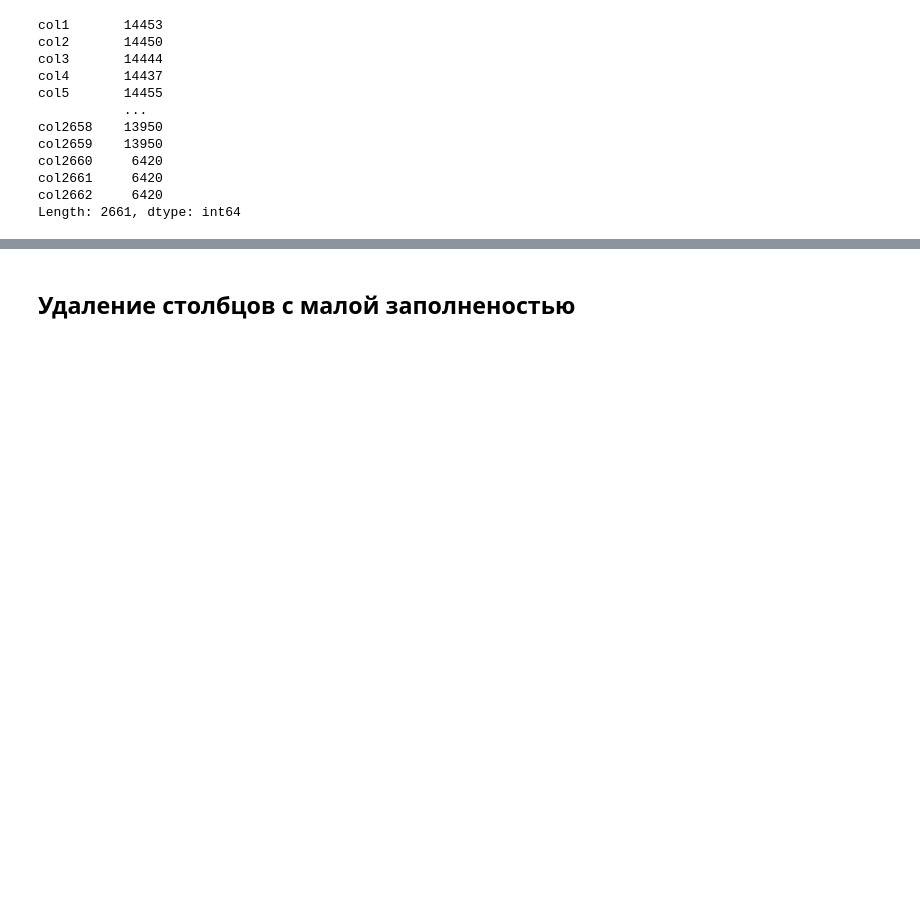
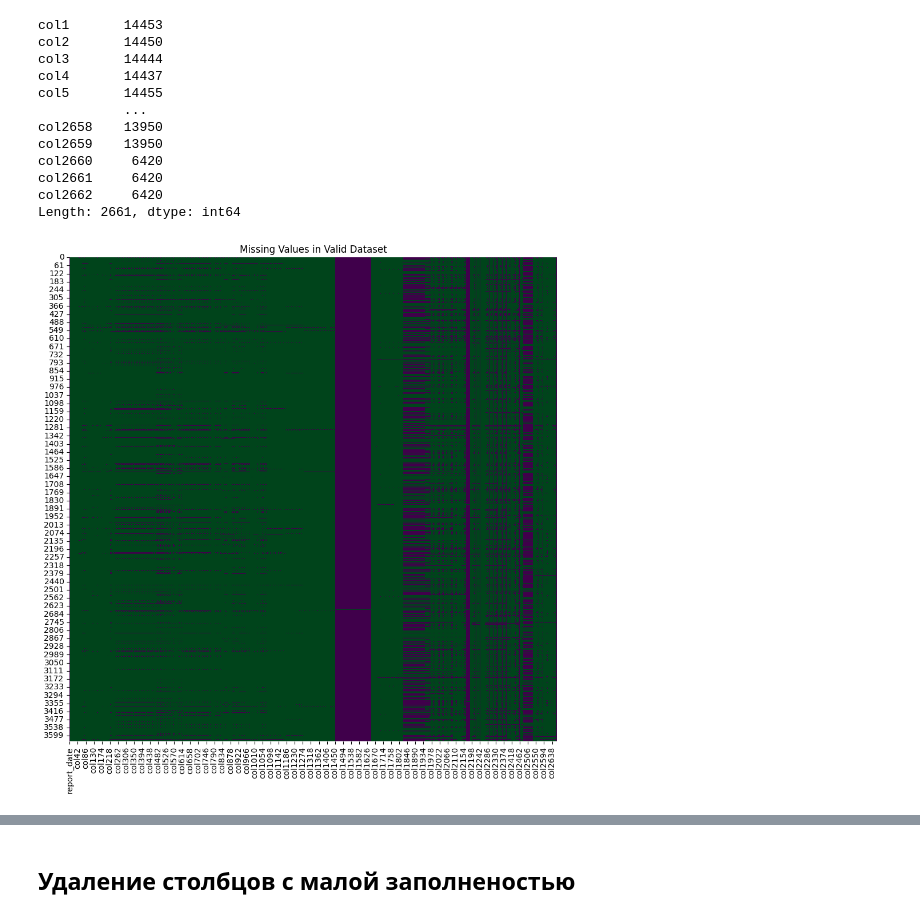
Before and after one commit to Flurame/ML2, a Jupyter notebook: Prognoz.ipynb, the cells around one changed output, grey strips where cells are left out. Saved outputs shown, nothing was run; the diff lists cells and outputs as text; code cells hidden in the pictures; blank space fills up the shorter version.

```diff
--- a/Prognoz.ipynb
+++ b/Prognoz.ipynb
@@ -87,5 +87,12 @@ col2660     6420
 col2661     6420
 col2662     6420
 Length: 2661, dtype: int64
+# %%
+fig, ax = plt.subplots(figsize=(11, 11))
+sns.heatmap(valid_data.isnull(), cmap='PRGn', cbar = False)
+plt.title("Missing Values in Valid Dataset")
+plt.show()
+# %% [output]
+[figure, added]
 # %%
 fig, ax = plt.subplots(figsize=(11, 11))
```
Also changed, not shown: parts of 3 cells of this notebook.
